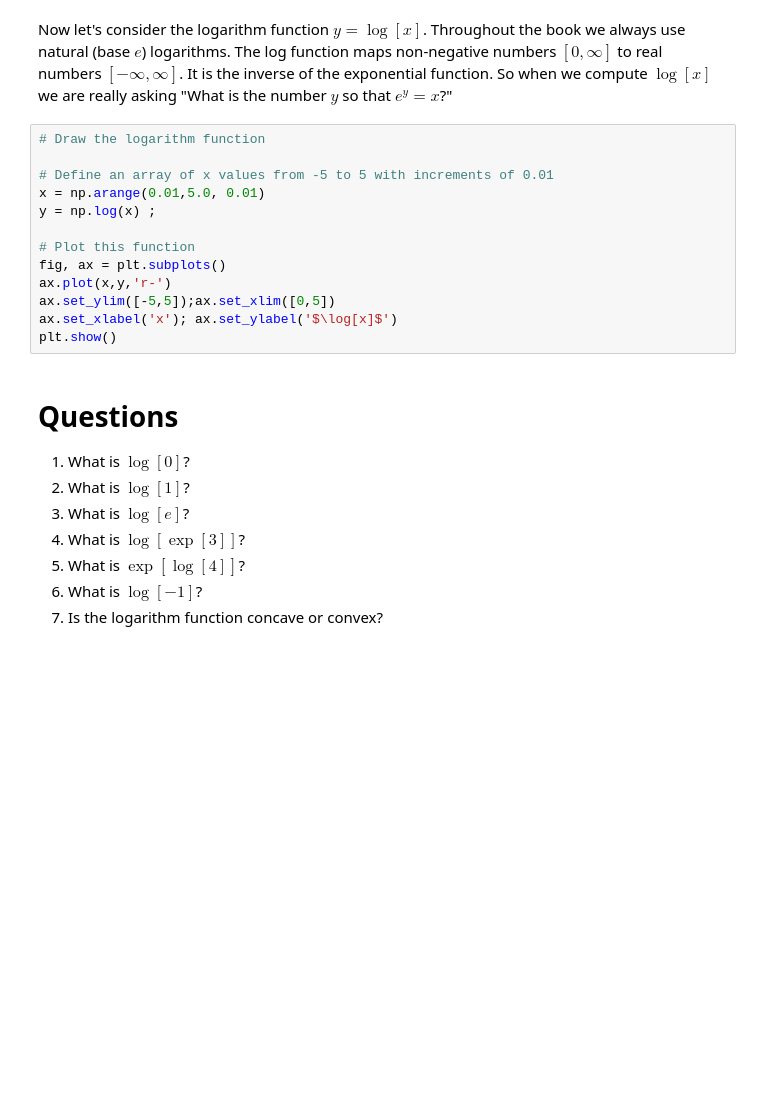
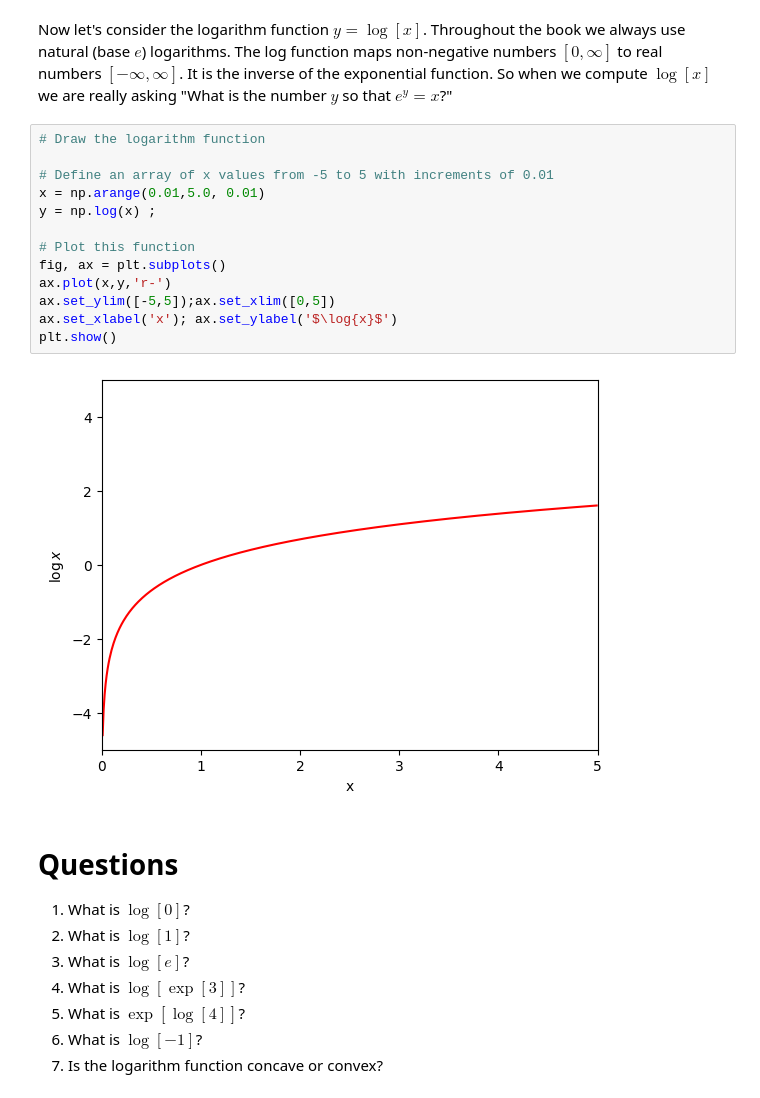
Before and after one commit to MariaBike/ml, a Jupyter notebook: Notebooks/Chap01/1_1_BackgroundMathematics.ipynb, the cells around one changed output. Saved outputs shown, nothing was run; the diff lists cells and outputs as text; blank space fills up the shorter version.

```diff
--- a/Notebooks/Chap01/1_1_BackgroundMathematics.ipynb
+++ b/Notebooks/Chap01/1_1_BackgroundMathematics.ipynb
@@ -201,16 +203,18 @@ Now let's consider the logarithm function $y=\log[x]$. Throughout the book we al
 # %%
 # Draw the logarithm function
 
 # Define an array of x values from -5 to 5 with increments of 0.01
 x = np.arange(0.01,5.0, 0.01)
 y = np.log(x) ;
 
 # Plot this function
 fig, ax = plt.subplots()
 ax.plot(x,y,'r-')
 ax.set_ylim([-5,5]);ax.set_xlim([0,5])
-ax.set_xlabel('x'); ax.set_ylabel('$\log[x]$')
+ax.set_xlabel('x'); ax.set_ylabel('$\log{x}$')
 plt.show()
+# %% [output]
+[figure, added]
 # %% [markdown]
 # Questions
 
```
Also changed, not shown: parts of 2 cells of this notebook.
